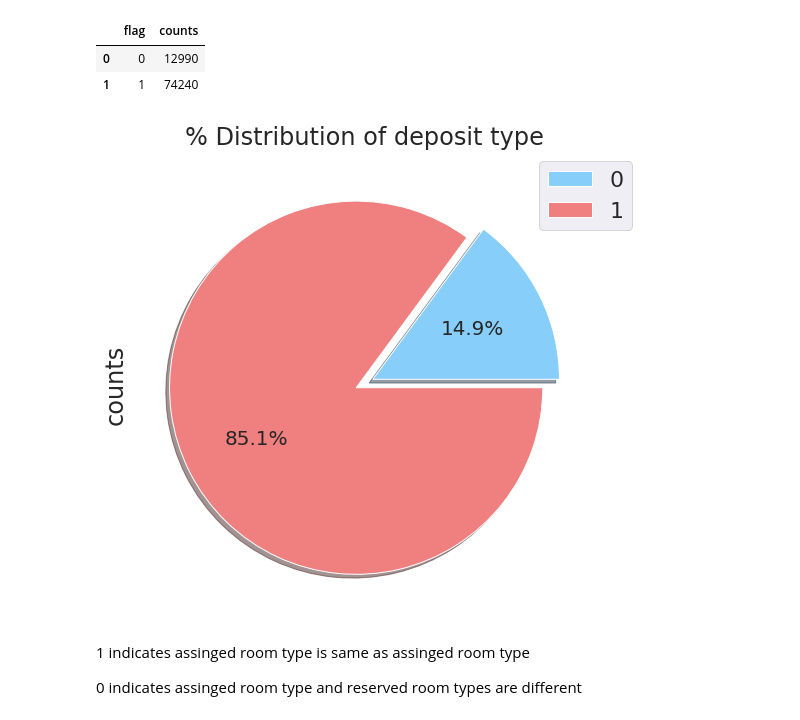
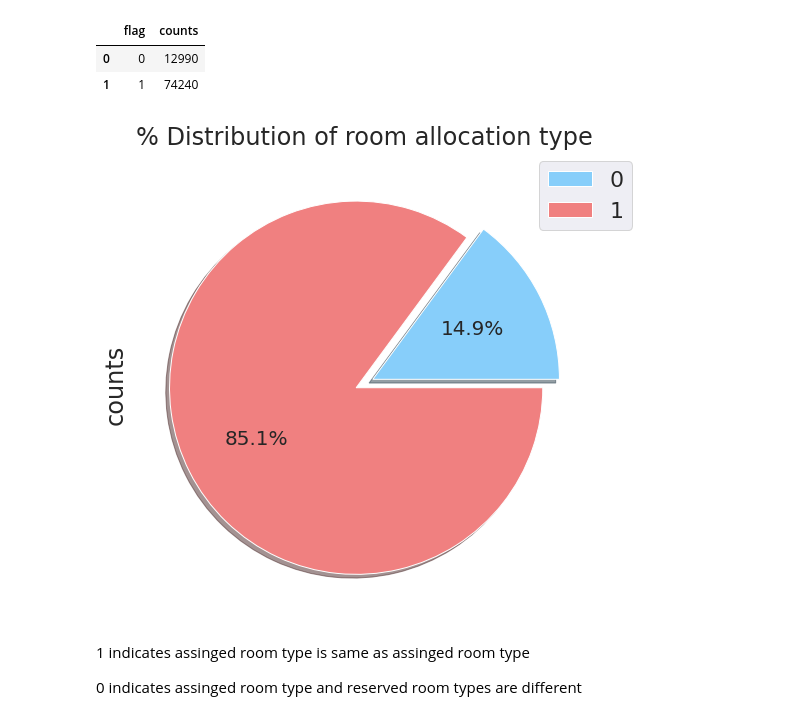
Before and after one commit to thepankaj018/EDA-Hotel-Booking, a Jupyter notebook: EDA_Hotel_Booking.ipynb, the cells around one changed output. Saved outputs shown, nothing was run; the diff lists cells and outputs as text; code cells hidden in the pictures.

```diff
--- a/EDA_Hotel_Booking.ipynb
+++ b/EDA_Hotel_Booking.ipynb
@@ -439,6 +403,9 @@ Unique values in distribution_channel are ['Direct' 'Corporate' 'TA/TO' 'Undefin
 # Now doing some feature construction.
 df['total_people'] = df['adults'] + df['children'] + df['babies']
 df['total_stay'] = df['stays_in_week_nights'] + df['stays_in_weekend_nights']
+# %%
+# Dropping column
+df.drop(columns = ['adults','children','babies','stays_in_week_nights','stays_in_weekend_nights'],inplace = True)
 # %%
 df.shape
 # %% [output]
@@ -1294,13 +1262,13 @@ room_choice_df
 # %%
 # Chart 20 Visualization code
 colors = ['lightskyblue','lightcoral']
 room_choice_df['counts'].plot.pie(explode=(0.05,0.05),autopct='%1.1f%%',shadow=True,figsize=(14,8),fontsize=20,labels=None,colors = colors)
-plt.title("% Distribution of deposit type")
+plt.title("% Distribution of room allocation type")
 labels=room_choice_df['flag'].values.tolist()
 plt.legend(bbox_to_anchor=(0.85, 1), loc='upper left', labels=labels)
 plt.show()
 # %% [output]
-[figure, old version]
+[figure, new version]
 # %% [markdown]
 1 indicates assinged room type is same as assinged room type
 
```
Also changed, not shown: parts of 45 cells of this notebook.
